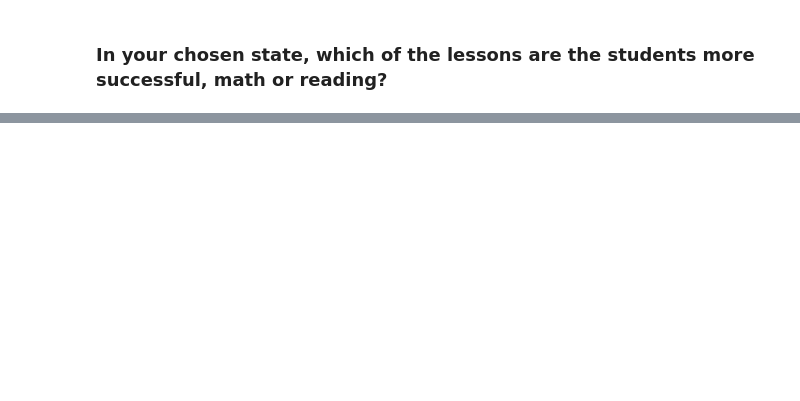
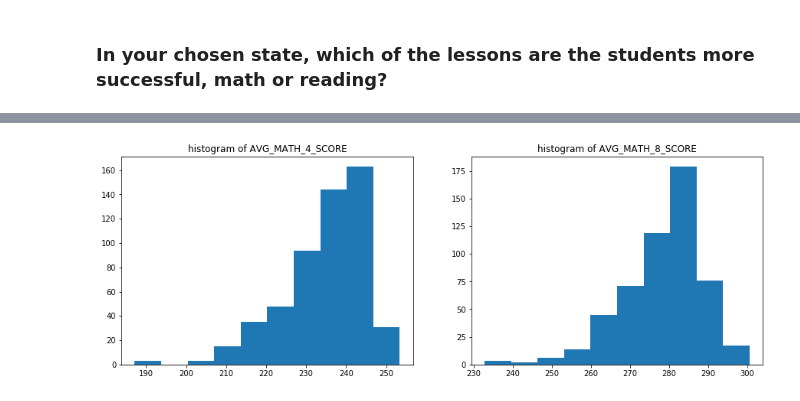
Before and after one commit to tparveen/TF-DataScience, a Jupyter notebook: 16-Supervised-learning-model-preparation/16-5-Data_exploration_1_assignment.ipynb, the cells around one changed output, grey strips where cells are left out. Cells and saved outputs as stored; diff of their text form; code cells hidden in the pictures; blank space fills up the shorter version.

```diff
--- a/16-Supervised-learning-model-preparation/16-5-Data_exploration_1_assignment.ipynb
+++ b/16-Supervised-learning-model-preparation/16-5-Data_exploration_1_assignment.ipynb
@@ -117,0 +145,14 @@ plt.show()
+# %%
+plt.figure(figsize = (15,5))
+# histograms of the original data
+plt.subplot(1, 2, 1)
+plt.hist(df["AVG_MATH_4_SCORE"])
+plt.title("histogram of AVG_MATH_4_SCORE")
+
+plt.subplot(1, 2, 2)
+plt.hist(df["AVG_MATH_8_SCORE"])
+plt.title("histogram of AVG_MATH_8_SCORE")
+
+plt.show()
+# %% [output]
+[figure, added]
```
Also changed, not shown: parts of 19 cells of this notebook.
